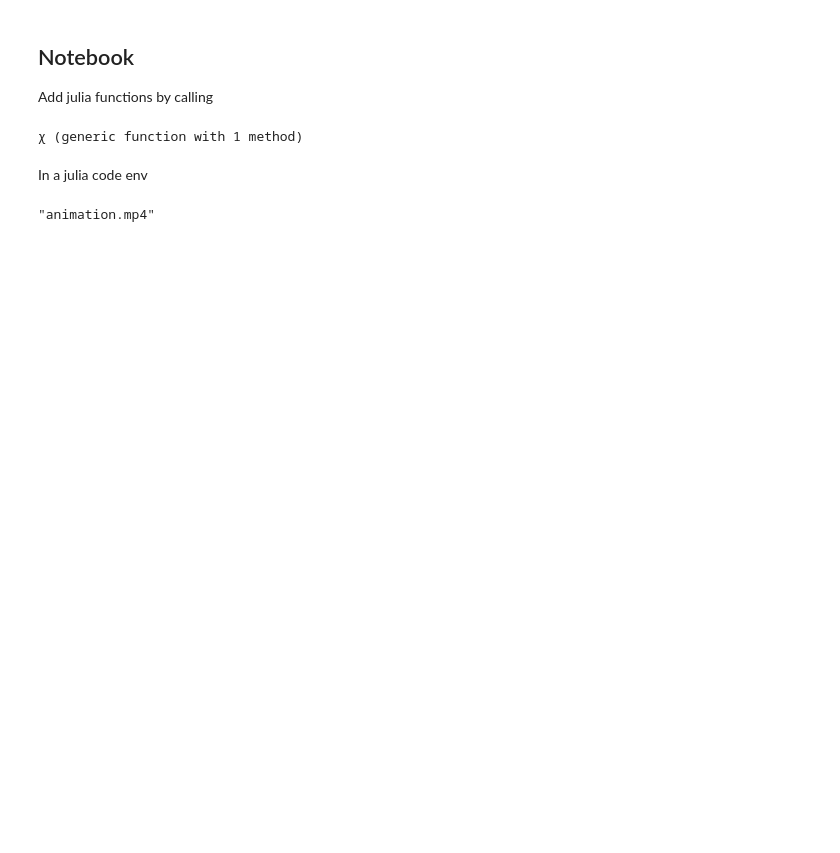
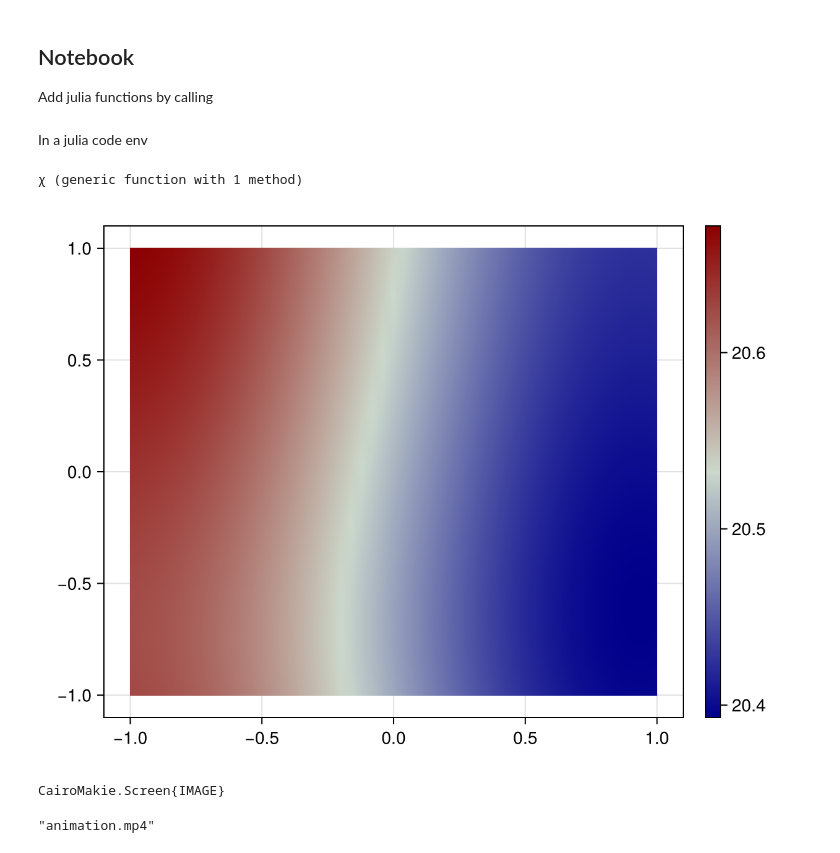
Before and after one commit to BexLeetBox/Cost-Optimization-of-Room-Heating-MiA-, a Jupyter notebook: main.ipynb, the cells around one changed output. Drawn from its saved outputs; the diff is of its cells as text; code cells hidden in the pictures; blank space fills up the shorter version.

```diff
--- a/main.ipynb
+++ b/main.ipynb
@@ -2,20 +2,20 @@
 ## Notebook
 
 Add julia functions by calling
-# %%
-include("Julia_functions/solution_animation.jl")
-include("Julia_functions/indicator_chi.jl")
-# %% [output]
-χ (generic function with 1 method)
 # %% [markdown]
 In a julia code env
 # %%
 using Gridap, GridapMakie, CairoMakie, FileIO
 
 #GLMakie
+# %%
+include("Julia_functions/solution_animation.jl")
+include("Julia_functions/indicator_chi.jl")
+# %% [output]
+χ (generic function with 1 method)
 # %%
 domain = (-1, 1, -1, 1)
-partition = nx, ny = 10,10
+partition = nx, ny = 50,50
 model = CartesianDiscreteModel(domain, partition) |> simplexify
 
 Ω = Triangulation(model)                                # make Triangulation
@@ -39,24 +39,22 @@ dΓ = Measure(Γ,degree)                                  # measure on Γ
 
 
 # Varmekilden q er 1 i dette området og 0 ellers
-Q(t) = χ(t, 0, 0.03)*100
-q_pos(x) = χ(x[1], -0.05, 0.05) * χ(x[2], -0.10, 0.10)
+Q(t) = χ(t, 0, 0.1)*1000 + χ(t, 0.2, 0.3)*1000
+q_pos(x) = χ(x[1], -0.9, -0.85) * χ(x[2], 0, 0.20)
 
 
-τ = 0.01
+τ = 0.001
 k = 1
-h = 0.01
-T_old = 290
-T_out = 290
-
-
+h = 0.001
+T_old = 20
+T_out = 0
+Time = 1
 # To store the solution over time
 solutions = []
+a(T,ϕ) = ∫(T/τ*ϕ*1/Time + k*∇(ϕ)⊙∇(T))*dΩ - ∫(k*h*T*ϕ)*dΓ
+for step in 1:1000
 
-for step in 1:100
-
-    a(T,ϕ) = ∫( T/τ*ϕ + k*∇(ϕ)⊙∇(T))*dΩ - ∫(k*h*T*ϕ)*dΓ
-    l(ϕ) = ∫(q_pos*ϕ*Q(step*τ) + T_old/τ*ϕ)*dΩ - ∫( k*h*T_out*ϕ)*dΓ
+    l(ϕ) = ∫(q_pos*ϕ*Q(step*τ) + T_old/τ*ϕ*1/Time)*dΩ - ∫( k*h*T_out*ϕ)*dΓ
 
     # Set up system matrix
     op = AffineFEOperator(a,l,Trialspace,Testspace)
@@ -65,12 +63,20 @@ for step in 1:100
     uh = solve(op)
 
     # Store the solution
-    push!(solutions, uh)
-
+    if step%10 == 0
+        push!(solutions, uh)
+    end
     # Update T_old
     T_old = uh
 end
-
-solution_animation(solutions, 30)
-# %% [output]
-"animation.mp4"
+# %%
+fig, ax, hm = plot(T_old)
+Colorbar(fig[1,2], hm)
+display(fig)
+# %% [output]
+[figure, added]
+CairoMakie.Screen{IMAGE}
+# %%
+solution_animation(solutions, 30)
+# %% [output]
+"animation.mp4"
```
